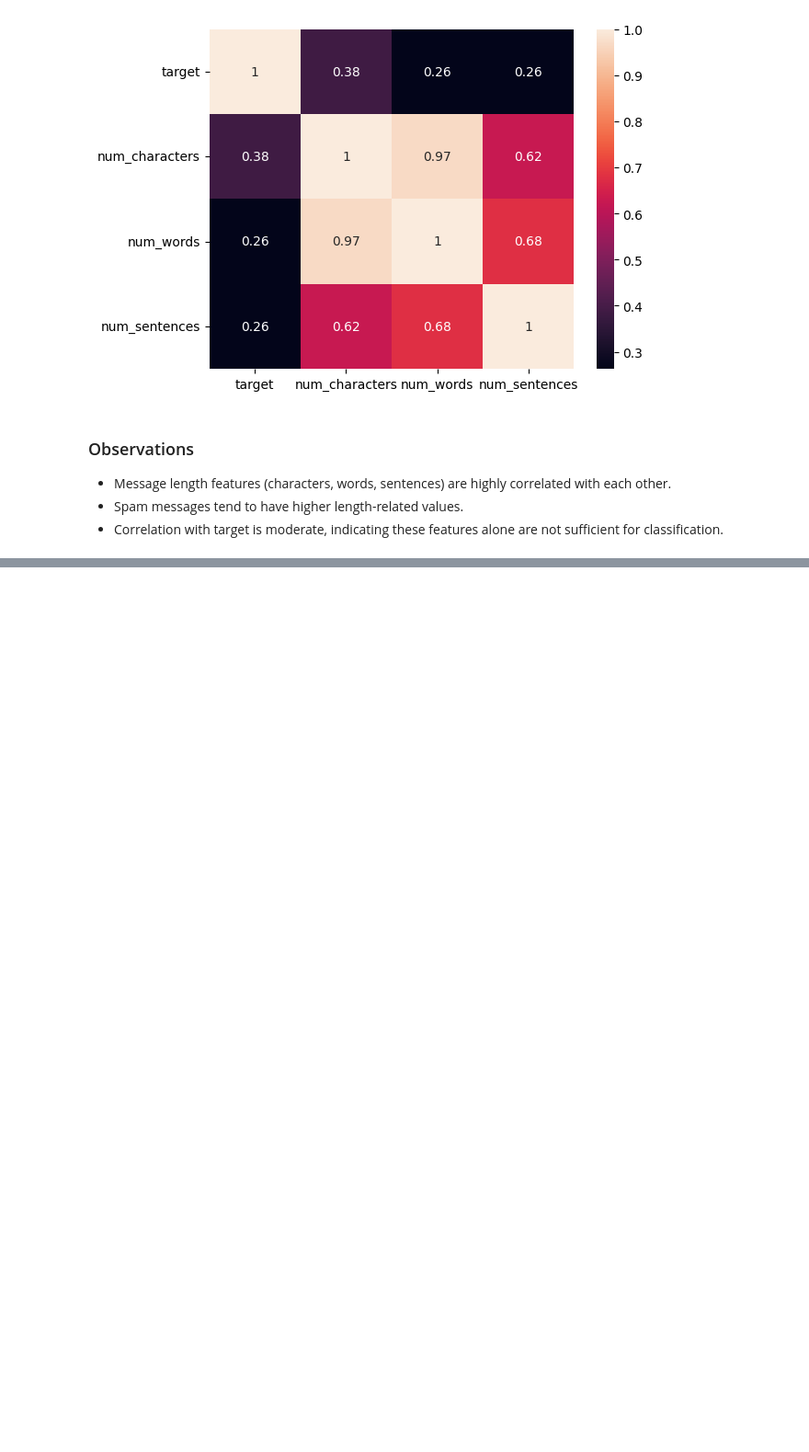
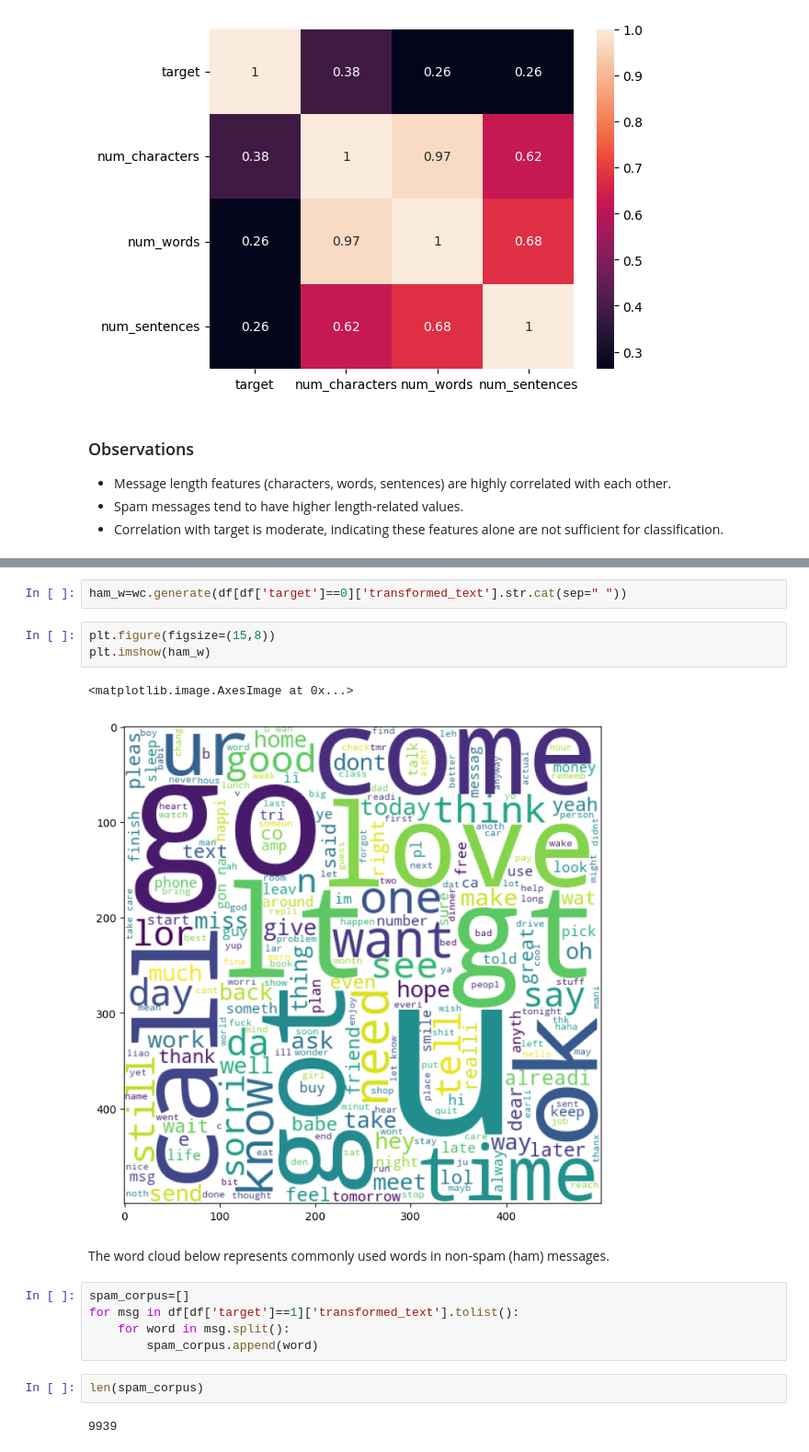
Before and after one commit to rayush08/Spam_Classifier, a Jupyter notebook: sms_spam_detection.ipynb, the cells around one changed output, grey strips where cells are left out. Shown at 92% size. Saved outputs shown, nothing was run; the diff lists cells and outputs as text; blank space fills up the shorter version.

```diff
--- a/sms_spam_detection.ipynb
+++ b/sms_spam_detection.ipynb
@@ -245,0 +305,19 @@ sns.heatmap(corr, annot=True)
+# %%
+ham_w=wc.generate(df[df['target']==0]['transformed_text'].str.cat(sep=" "))
+# %%
+plt.figure(figsize=(15,8))
+plt.imshow(ham_w)
+# %% [output]
+<matplotlib.image.AxesImage at 0x...>
+[figure, added]
+# %% [markdown]
+The word cloud below represents commonly used words in non-spam (ham) messages.
+# %%
+spam_corpus=[]
+for msg in df[df['target']==1]['transformed_text'].tolist():
+    for word in msg.split():
+        spam_corpus.append(word)
+# %%
+len(spam_corpus)
+# %% [output]
+9939
```
Also changed, not shown: parts of 18 cells of this notebook.
